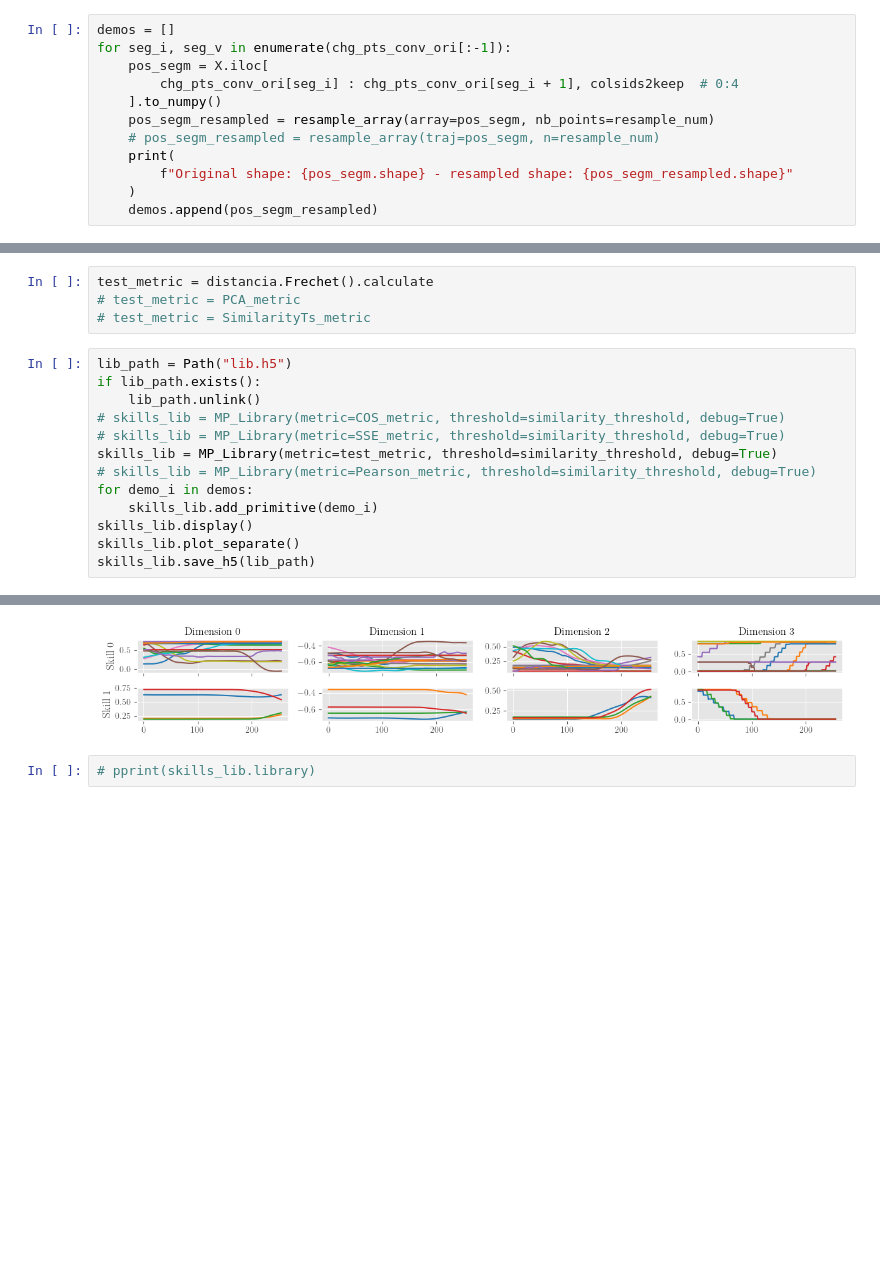
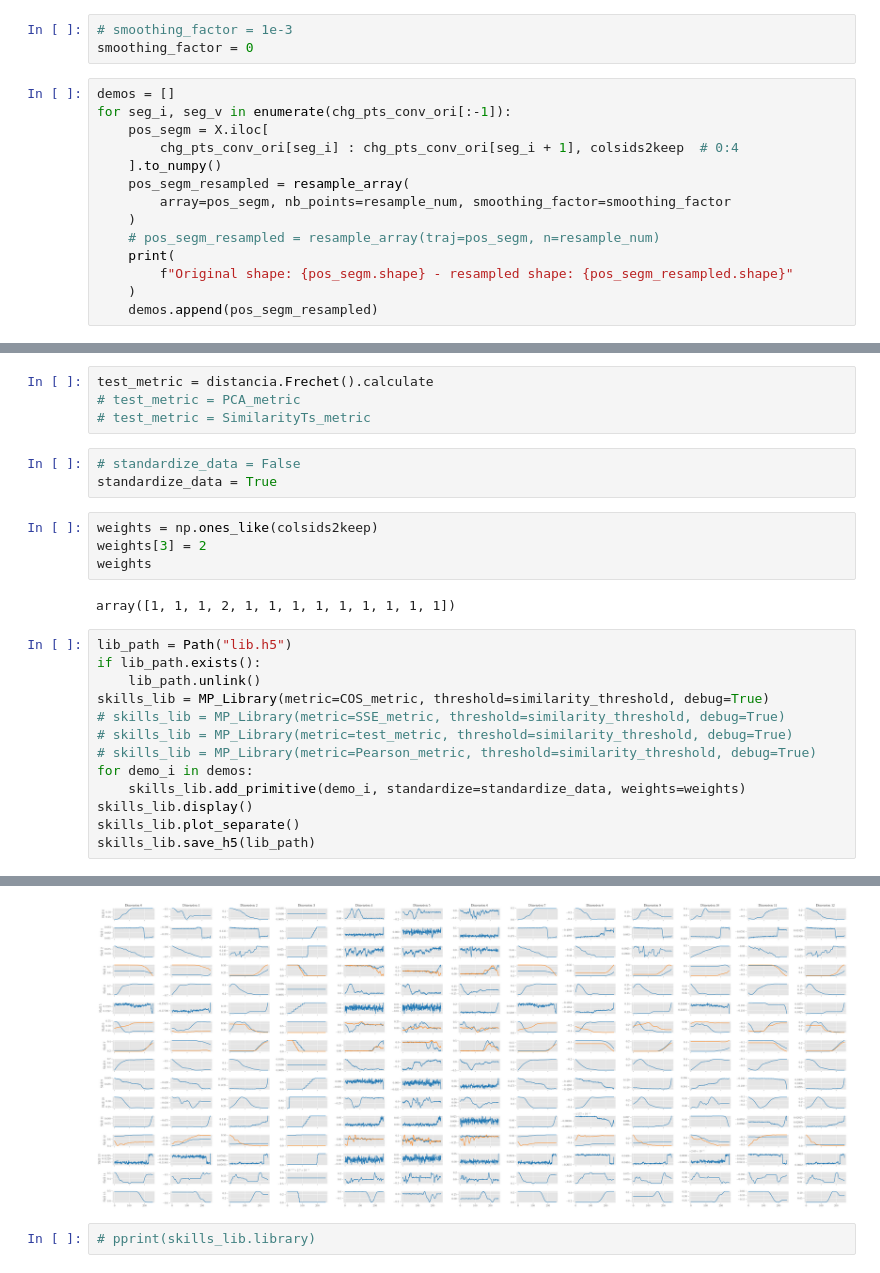
Before and after one commit to kir0ul/sdl, a Jupyter notebook: skills-segm-lib.ipynb, the cells around one changed output, grey strips where cells are left out. Cells and saved outputs as stored; diff of their text form; blank space fills up the shorter version.

```diff
--- a/skills-segm-lib.ipynb
+++ b/skills-segm-lib.ipynb
@@ -820,13 +1289,18 @@ def resample_array(array, nb_points=256, smoothing_factor=1e-3):
 #         # new_traj[:, i+1] = smooth_resampled
 #         new_traj[:, i] = smooth_resampled
 #     return new_traj
+# %%
+# smoothing_factor = 1e-3
+smoothing_factor = 0
 # %%
 demos = []
 for seg_i, seg_v in enumerate(chg_pts_conv_ori[:-1]):
     pos_segm = X.iloc[
         chg_pts_conv_ori[seg_i] : chg_pts_conv_ori[seg_i + 1], colsids2keep  # 0:4
     ].to_numpy()
-    pos_segm_resampled = resample_array(array=pos_segm, nb_points=resample_num)
+    pos_segm_resampled = resample_array(
+        array=pos_segm, nb_points=resample_num, smoothing_factor=smoothing_factor
+    )
     # pos_segm_resampled = resample_array(traj=pos_segm, n=resample_num)
     print(
         f"Original shape: {pos_segm.shape} - resampled shape: {pos_segm_resampled.shape}"
@@ -857,16 +1331,25 @@ Original shape: (2075, 4) - resampled shape: (256, 4)
 test_metric = distancia.Frechet().calculate
 # test_metric = PCA_metric
 # test_metric = SimilarityTs_metric
+# %%
+# standardize_data = False
+standardize_data = True
+# %%
+weights = np.ones_like(colsids2keep)
+weights[3] = 2
+weights
+# %% [output]
+array([1, 1, 1, 2, 1, 1, 1, 1, 1, 1, 1, 1, 1])
 # %%
 lib_path = Path("lib.h5")
 if lib_path.exists():
     lib_path.unlink()
-# skills_lib = MP_Library(metric=COS_metric, threshold=similarity_threshold, debug=True)
+skills_lib = MP_Library(metric=COS_metric, threshold=similarity_threshold, debug=True)
 # skills_lib = MP_Library(metric=SSE_metric, threshold=similarity_threshold, debug=True)
-skills_lib = MP_Library(metric=test_metric, threshold=similarity_threshold, debug=True)
+# skills_lib = MP_Library(metric=test_metric, threshold=similarity_threshold, debug=True)
 # skills_lib = MP_Library(metric=Pearson_metric, threshold=similarity_threshold, debug=True)
 for demo_i in demos:
-    skills_lib.add_primitive(demo_i)
+    skills_lib.add_primitive(demo_i, standardize=standardize_data, weights=weights)
 skills_lib.display()
 skills_lib.plot_separate()
 skills_lib.save_h5(lib_path)
@@ -891,4 +1374,4 @@ Class: 'Skill_1' - Similarity: 0.858
-[figure, old version]
+[figure, new version]
 # %%
 # pprint(skills_lib.library)
 # %% [markdown]
```
Also changed, not shown: parts of 63 cells of this notebook, 6 other files.
